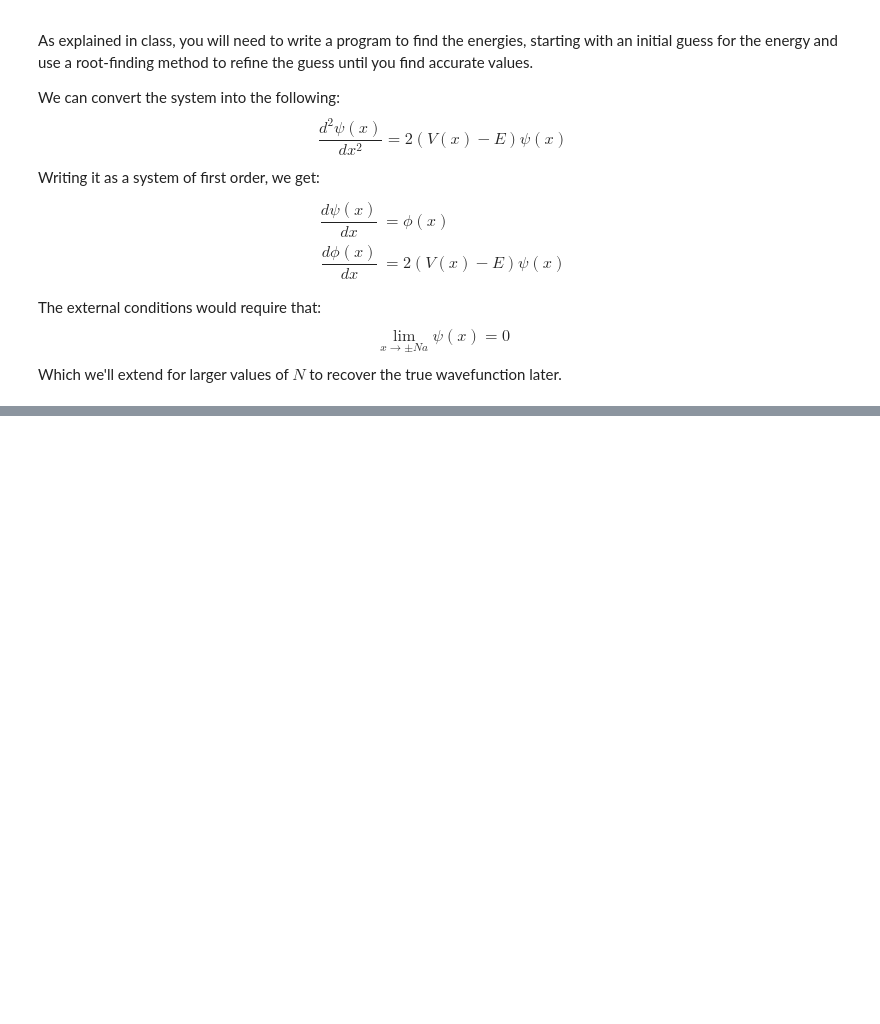
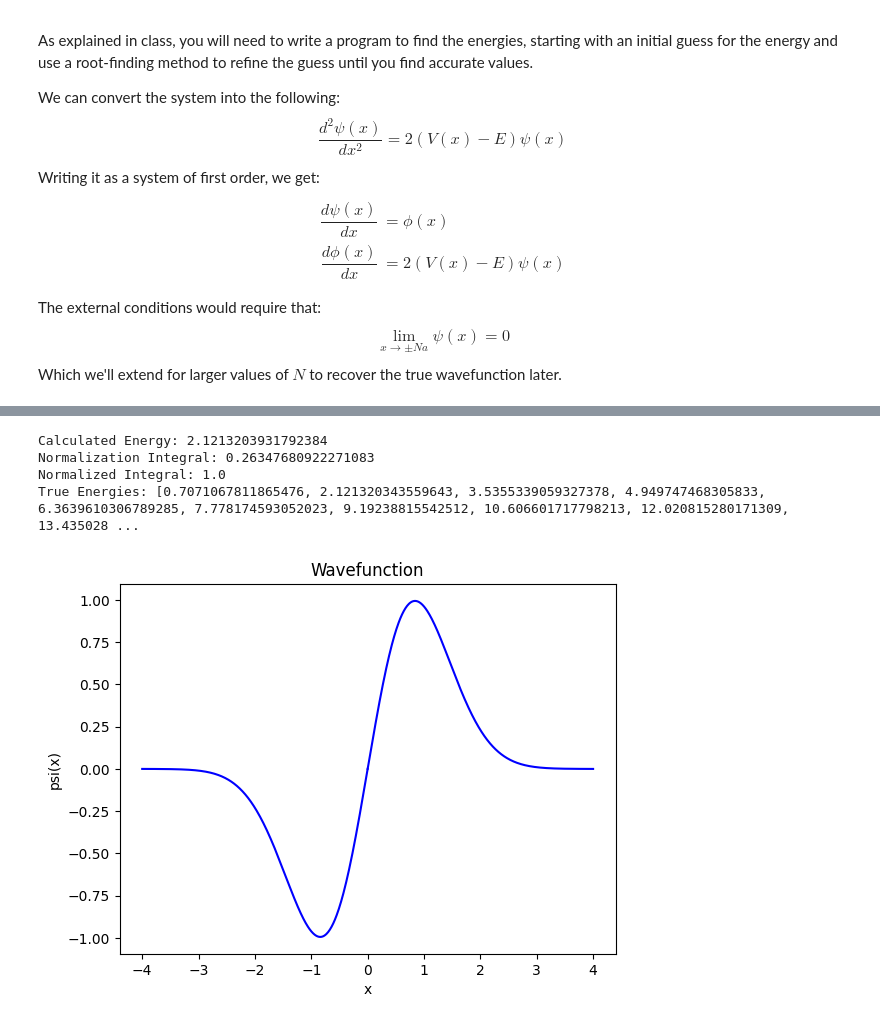
Before and after one commit to stanieldev/RIT-Physics-Lab-Spring-2025, a Jupyter notebook: Assignment_5A/assignment.ipynb, the cells around one changed output, grey strips where cells are left out. Saved outputs shown, nothing was run; the diff lists cells and outputs as text; code cells hidden in the pictures; blank space fills up the shorter version.

```diff
--- a/Assignment_5A/assignment.ipynb
+++ b/Assignment_5A/assignment.ipynb
@@ -164,0 +193,62 @@ plt.show()
+# %%
+# Problem Parameters
+V0, A = 1, 1
+V: callable = lambda x: V0 * x**2 / A**2
+N = 4
+x0: float = 0
+
+# Choice of wavefunction (config box)
+EVEN_QUANTUM_NUMBER = False
+ENERGY_1 = 0.2
+ENERGY_2 = 0.4
+if EVEN_QUANTUM_NUMBER:
+    psi0: np.ndarray = np.array([1, 0])
+else:
+    psi0: np.ndarray = np.array([0, 1])
+
+# Wavefunction ODE
+minimized_energy = continuous_secant_method_value(
+    f=lambda E: continuous_runge_kutta_method_function(
+        lambda x, psi: np.array([psi[1], 2*(V(x)-E)*psi[0]]),
+        t0=x0, x0=psi0, dt=0.01, tf=N*A
+    )[1][-1][0],
+    x0=ENERGY_1,
+    x1=ENERGY_2,
+    error=1e-6,
+    max_iter=1000
+)
+print(f"Calculated Energy: {minimized_energy}")
+
+# Find the wavefunction
+val = continuous_runge_kutta_method_function(
+    f=lambda x, psi: np.array([psi[1], 2*(V(x)-minimized_energy)*psi[0]]),
+    t0=x0, x0=psi0, dt=0.01, tf=N*A
+)
+
+# Integrate the wavefunction to normalize it
+integral = np.trapezoid([v[0]**2 for v in val[1]], x=val[0])
+print(f"Integral Area: {integral}")
+new_y = np.array([v[0]/np.sqrt(integral) for v in val[1]])
+
+# Verify normalization
+integral = np.trapezoid([v**2 for v in new_y], x=val[0])
+print(f"Normalized Integral (Must be 1): {integral}")
+
+# Analytical Solution
+true_energies = [float((0.5+n)*np.sqrt(2*V0)/A) for n in range(10)]
+print(f"True Energies: {true_energies}")
+
+# Plot the results
+import matplotlib.pyplot as plt
+plt.plot(val[0], new_y, color="blue")
+plt.plot(-val[0], (-1 if not EVEN_QUANTUM_NUMBER else 1)*new_y, color="blue")
+plt.xlabel("x")
+plt.ylabel("psi(x)")
+plt.title("Wavefunction")
+plt.show()
+# %% [output]
+Calculated Energy: 2.1213203931792384
+Normalization Integral: 0.26347680922271083
+Normalized Integral: 1.0
+True Energies: [0.7071067811865476, 2.121320343559643, 3.5355339059327378, 4.949747468305833, 6.3639610306789285, 7.778174593052023, 9.19238815542512, 10.606601717798213, 12.020815280171309, 13.435028 ...
+[figure, added]
```
Also changed, not shown: parts of 7 cells of this notebook, 2 other files.
